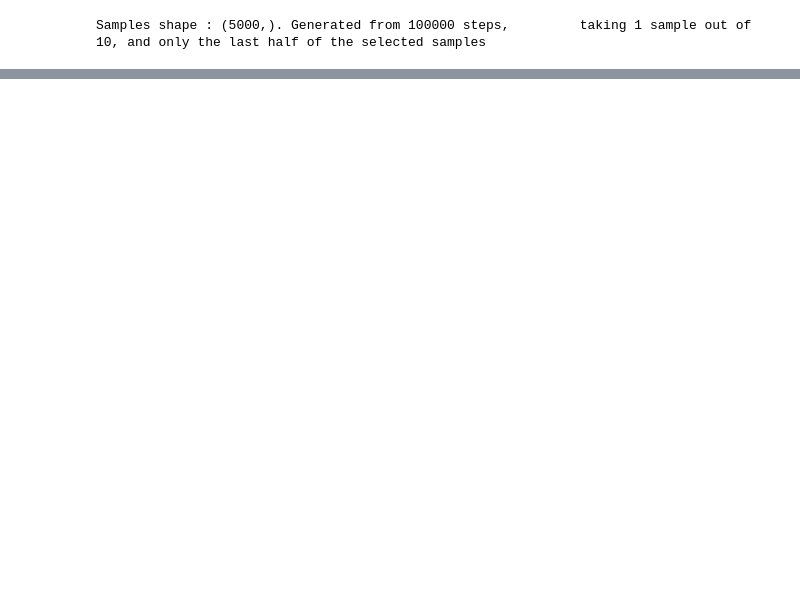
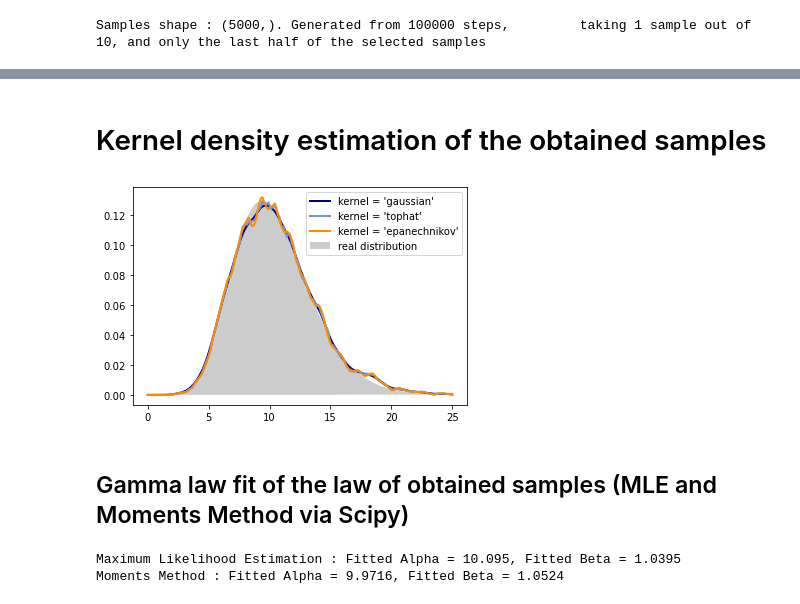
Before and after one commit to arthurviens/Estimation_GaussianProcess_MCMC_Project, a Jupyter notebook: prob3/pb3.ipynb, the cells around one changed output, grey strips where cells are left out. Saved outputs shown, nothing was run; the diff lists cells and outputs as text; code cells hidden in the pictures; blank space fills up the shorter version.

```diff
--- a/prob3/pb3.ipynb
+++ b/prob3/pb3.ipynb
@@ -48,0 +59,16 @@ plt.close()
+# %% [markdown]
+# Kernel density estimation of the obtained samples
+# %%
+KDE_plot(samples, x_array, y_array)
+# %% [output]
+[figure, added]
+# %% [markdown]
+## Gamma law fit of the law of obtained samples (MLE and Moments Method via Scipy)
+# %%
+fit_alpha_MLE, _, fit_beta_MLE = scipy.stats.gamma.fit(samples, floc=0, method="MLE")
+print(f"Maximum Likelihood Estimation : Fitted Alpha = {round(fit_alpha_MLE, 4)}, Fitted Beta = {round(fit_beta_MLE, 4)}")
+fit_alpha_MM, _, fit_beta_MM = scipy.stats.gamma.fit(samples, floc=0, method="MM")
+print(f"Moments Method : Fitted Alpha = {round(fit_alpha_MM, 4)}, Fitted Beta = {round(fit_beta_MM, 4)}")
+# %% [output]
+Maximum Likelihood Estimation : Fitted Alpha = 10.095, Fitted Beta = 1.0395
+Moments Method : Fitted Alpha = 9.9716, Fitted Beta = 1.0524
```
Also changed, not shown: parts of 7 cells of this notebook, 1 other file.
